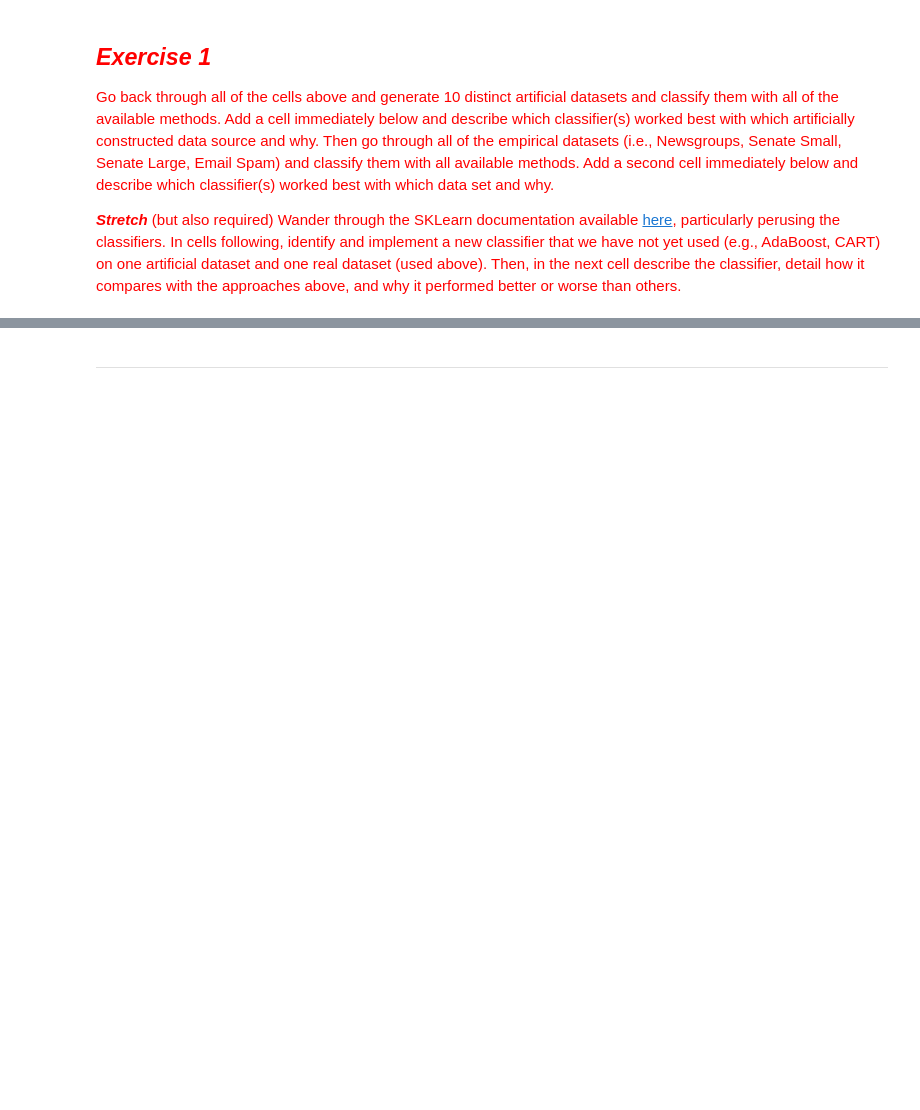
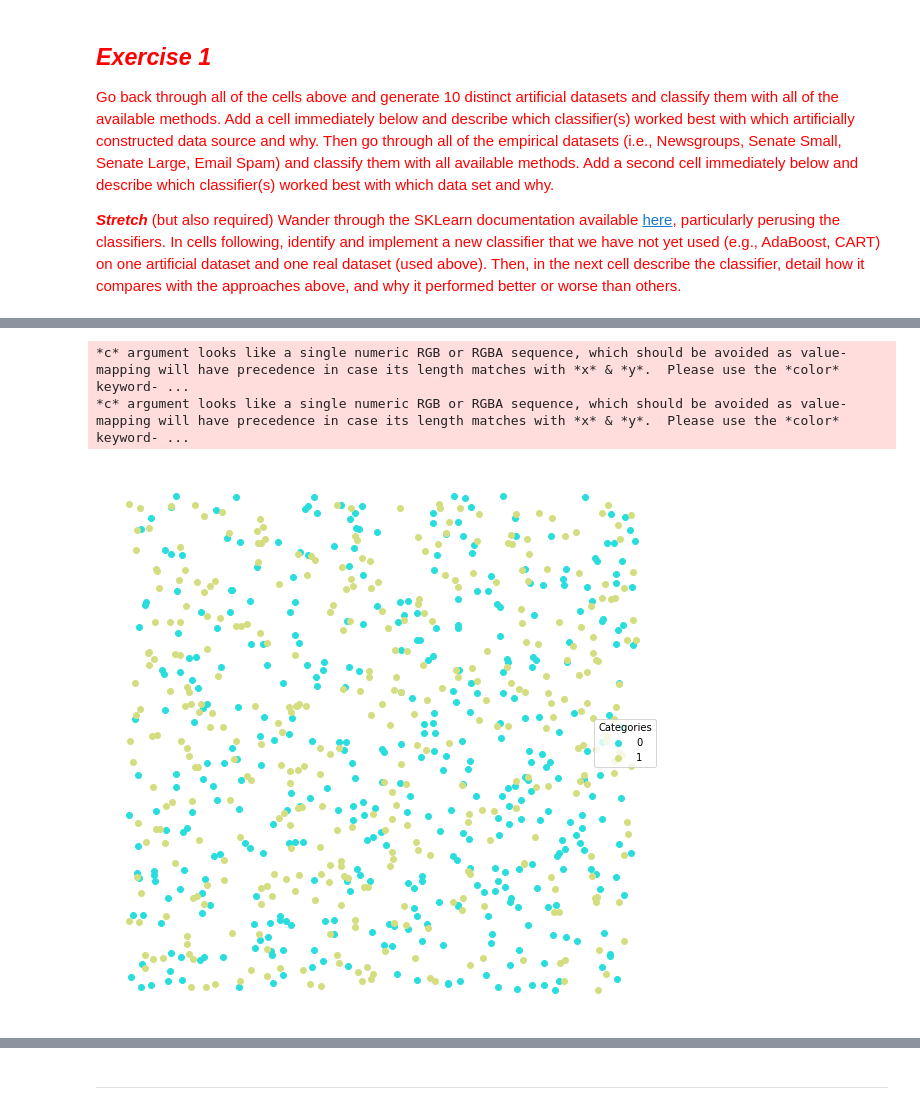
Before and after one commit to Qiuyu-Li/soci40133, a Jupyter notebook: 5-Classifying-Meanings-and-Documents.ipynb, the cells around one changed output, grey strips where cells are left out. Saved outputs shown, nothing was run; the diff lists cells and outputs as text; code cells hidden in the pictures; blank space fills up the shorter version.

```diff
--- a/5-Classifying-Meanings-and-Documents.ipynb
+++ b/5-Classifying-Meanings-and-Documents.ipynb
@@ -71,8 +58,8 @@ We use the popular `train_test_split()` function from `sklearn`, and the data pa
 # %%
 def random(numPerCategory = 500):
     datDict = {
-        'vect' : [np.random.rand(2) * 2 - 1 for i in range(2 * numPerCategory)],
-        'category' : [i % 2 for i in range(2 * numPerCategory)],
+        'vect' : [np.random.rand(2) * 2 - 1 for i in range(int(2 * numPerCategory))],
+        'category' : [i % 2 for i in range(int(2 * numPerCategory))],
     }
 
     return pandas.DataFrame(datDict)
@@ -386,0 +376,14 @@ lucem_illud.plotregions(clf, dfTrain)
+# %%
+import pandas
+noise = .2
+
+dfTrain1, dfTest1 = sklearn.model_selection.train_test_split(random(), test_size=.2)
+dfTrain2, dfTest2 = sklearn.model_selection.train_test_split(random(), test_size=.2)
+dfTrain3, dfTest3 = sklearn.model_selection.train_test_split(lucem_illud.andSplit(noise), test_size=.2)
+dfTrain4, dfTest4 = sklearn.model_selection.train_test_split(lucem_illud.andSplit(noise), test_size=.2)
+dfTrain5, dfTest5 = sklearn.model_selection.train_test_split(lucem_illud.xorSplit(noise), test_size=.2)
+dfTrain6, dfTest6 = sklearn.model_selection.train_test_split(lucem_illud.xorSplit(noise), test_size=.2)
+dfTrain7, dfTest7 = sklearn.model_selection.train_test_split(lucem_illud.targetSplit(noise), test_size=.2)
+dfTrain8, dfTest8 = sklearn.model_selection.train_test_split(lucem_illud.targetSplit(noise), test_size=.2)
+dfTrain9, dfTest9 = sklearn.model_selection.train_test_split(lucem_illud.multiBlobs(noise), test_size=.2)
+dfTrain10, dfTest10 = sklearn.model_selection.train_test_split(lucem_illud.multiBlobs(noise), test_size=.2)
@@ -386,0 +761,6 @@ lucem_illud.plotregions(clf, dfTrain)
+# %%
+lucem_illud.plotter(dfTrain1)
+# %% [output]
+*c* argument looks like a single numeric RGB or RGBA sequence, which should be avoided as value-mapping will have precedence in case its length matches with *x* & *y*.  Please use the *color* keyword- ...
+*c* argument looks like a single numeric RGB or RGBA sequence, which should be avoided as value-mapping will have precedence in case its length matches with *x* & *y*.  Please use the *color* keyword- ...
+[figure, added]
```
Also changed, not shown: parts of 151 cells of this notebook, 17 other files.
